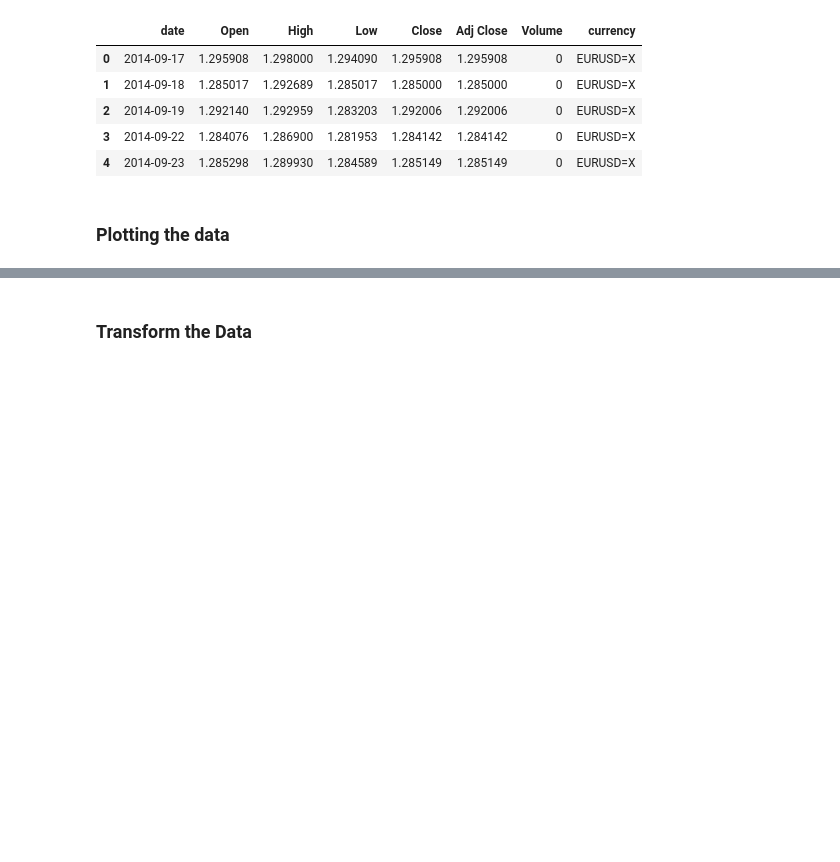
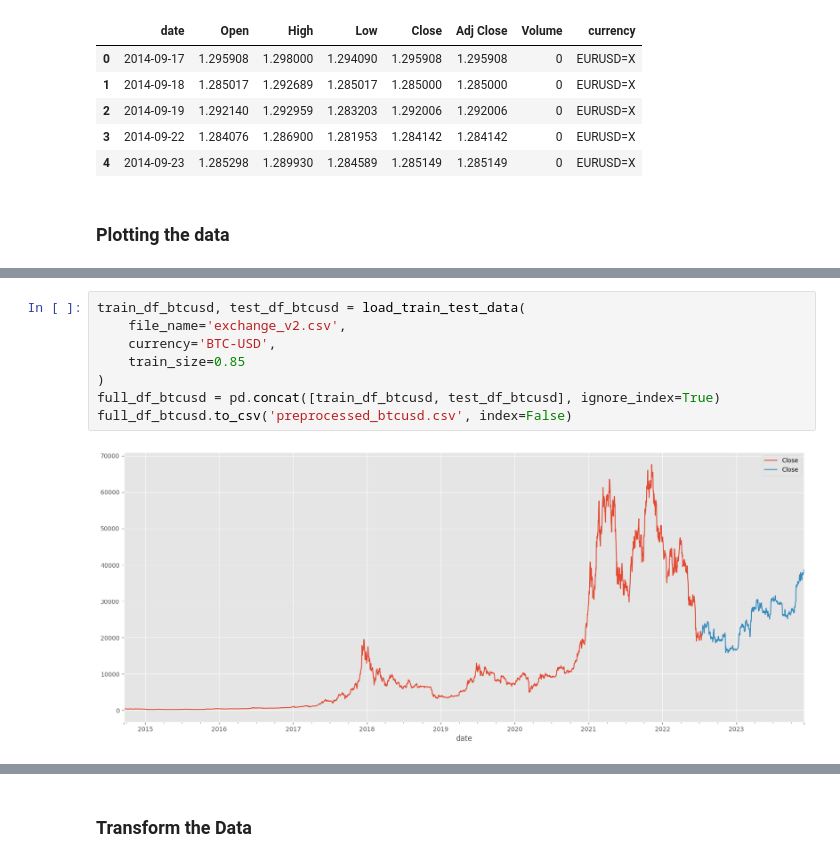
Before and after one commit to Action52/TimeSeriesAnalysis, a Jupyter notebook: BTCEUR-Analysis.ipynb, the cells around one changed output, grey strips where cells are left out. Cells and saved outputs as stored; diff of their text form; blank space fills up the shorter version.

```diff
--- a/BTCEUR-Analysis.ipynb
+++ b/BTCEUR-Analysis.ipynb
@@ -41,5 +42,15 @@ full_df_btc = pd.concat([train_df_btc, test_df_btc], ignore_index=True)
 # %% [output]
 [figure]
+# %%
+train_df_btcusd, test_df_btcusd = load_train_test_data(
+    file_name='exchange_v2.csv',
+    currency='BTC-USD',
+    train_size=0.85
+)
+full_df_btcusd = pd.concat([train_df_btcusd, test_df_btcusd], ignore_index=True)
+full_df_btcusd.to_csv('preprocessed_btcusd.csv', index=False)
+# %% [output]
+[figure, added]
 # %%
 train_df_curr, test_df_curr = load_train_test_data(
     file_name='exchange_v2.csv',
```
Also changed, not shown: parts of 3 cells of this notebook.
